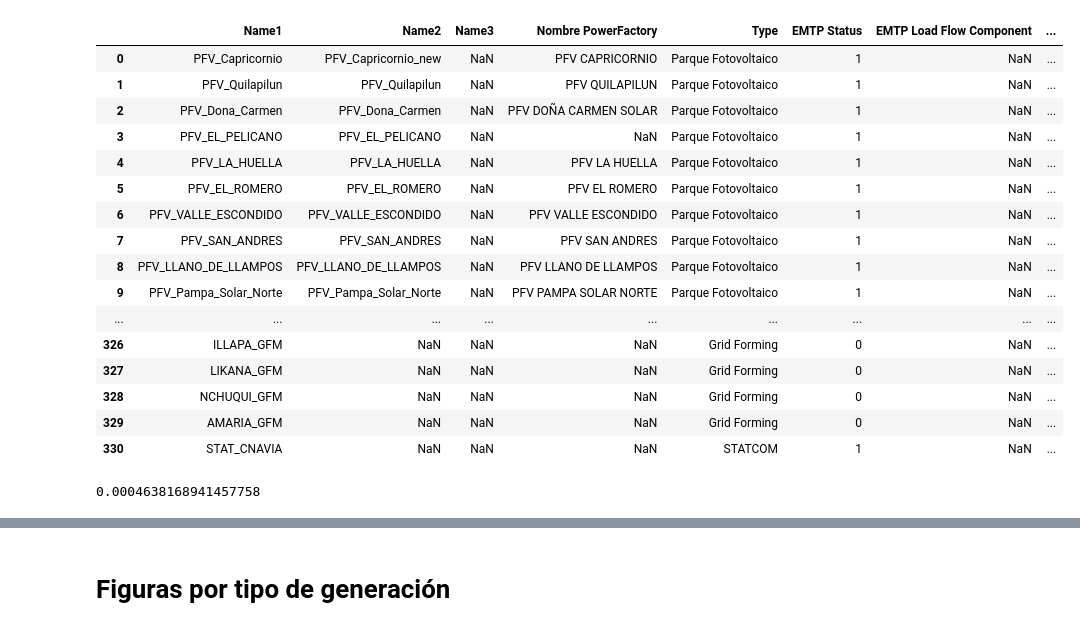
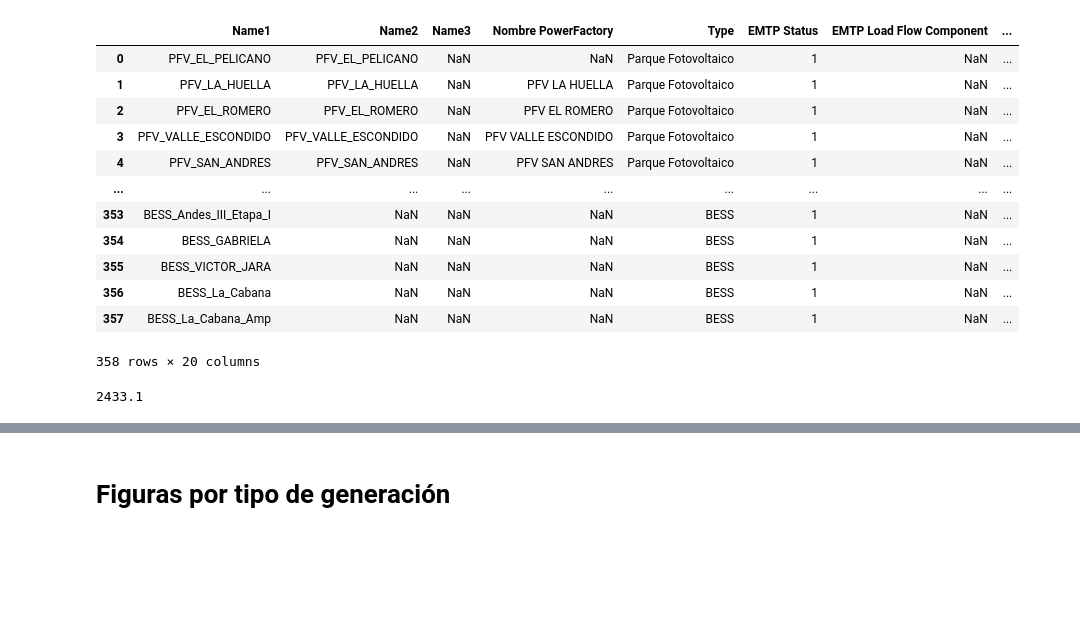
Before and after one commit to fabiMM94/Fabi_Casa_CEN, a Jupyter notebook: Data_Working copy.ipynb, the cells around one changed output, grey strips where cells are left out. Cells and saved outputs as stored; diff of their text form; code cells hidden in the pictures; blank space fills up the shorter version.

```diff
--- a/Data_Working copy.ipynb
+++ b/Data_Working copy.ipynb
@@ -11,35 +12,37 @@ import re
 import seaborn as sns
 import matplotlib.pyplot as plt
 # %%
-ruta = "Resultados/Data_SEN_target.xlsx"
-pd.set_option('display.max_rows', 351)
-Data = pd.read_excel(ruta)
+ruta = "Resultados/Data_SEN_Final_2030Previo.xlsx"
+pd.set_option('display.max_rows', 50)
+Data = pd.read_excel(ruta,sheet_name="Data")
+Data_load = pd.read_excel(ruta,sheet_name="Load")
 Data
 # %% [output]
 |  | Name1 | Name2 | Name3 | Nombre PowerFactory | Type | EMTP Status | EMTP Load Flow Component | ... |
-| 0 | PFV_Capricornio | PFV_Capricornio_new | NaN | PFV CAPRICORNIO | Parque Fotovoltaico | 1 | NaN | ... |
-| 1 | PFV_Quilapilun | PFV_Quilapilun | NaN | PFV QUILAPILUN | Parque Fotovoltaico | 1 | NaN | ... |
-| 2 | PFV_Dona_Carmen | PFV_Dona_Carmen | NaN | PFV DOÑA CARMEN SOLAR | Parque Fotovoltaico | 1 | NaN | ... |
-| 3 | PFV_EL_PELICANO | PFV_EL_PELICANO | NaN | NaN | Parque Fotovoltaico | 1 | NaN | ... |
-| 4 | PFV_LA_HUELLA | PFV_LA_HUELLA | NaN | PFV LA HUELLA | Parque Fotovoltaico | 1 | NaN | ... |
-| 5 | PFV_EL_ROMERO | PFV_EL_ROMERO | NaN | PFV EL ROMERO | Parque Fotovoltaico | 1 | NaN | ... |
-| 6 | PFV_VALLE_ESCONDIDO | PFV_VALLE_ESCONDIDO | NaN | PFV VALLE ESCONDIDO | Parque Fotovoltaico | 1 | NaN | ... |
-| 7 | PFV_SAN_ANDRES | PFV_SAN_ANDRES | NaN | PFV SAN ANDRES | Parque Fotovoltaico | 1 | NaN | ... |
-| 8 | PFV_LLANO_DE_LLAMPOS | PFV_LLANO_DE_LLAMPOS | NaN | PFV LLANO DE LLAMPOS | Parque Fotovoltaico | 1 | NaN | ... |
-| 9 | PFV_Pampa_Solar_Norte | PFV_Pampa_Solar_Norte | NaN | PFV PAMPA SOLAR NORTE | Parque Fotovoltaico | 1 | NaN | ... |
+| 0 | PFV_EL_PELICANO | PFV_EL_PELICANO | NaN | NaN | Parque Fotovoltaico | 1 | NaN | ... |
+| 1 | PFV_LA_HUELLA | PFV_LA_HUELLA | NaN | PFV LA HUELLA | Parque Fotovoltaico | 1 | NaN | ... |
+| 2 | PFV_EL_ROMERO | PFV_EL_ROMERO | NaN | PFV EL ROMERO | Parque Fotovoltaico | 1 | NaN | ... |
+| 3 | PFV_VALLE_ESCONDIDO | PFV_VALLE_ESCONDIDO | NaN | PFV VALLE ESCONDIDO | Parque Fotovoltaico | 1 | NaN | ... |
+| 4 | PFV_SAN_ANDRES | PFV_SAN_ANDRES | NaN | PFV SAN ANDRES | Parque Fotovoltaico | 1 | NaN | ... |
 | ... | ... | ... | ... | ... | ... | ... | ... | ... |
-| 326 | ILLAPA_GFM | NaN | NaN | NaN | Grid Forming | 0 | NaN | ... |
-| 327 | LIKANA_GFM | NaN | NaN | NaN | Grid Forming | 0 | NaN | ... |
-| 328 | NCHUQUI_GFM | NaN | NaN | NaN | Grid Forming | 0 | NaN | ... |
-| 329 | AMARIA_GFM | NaN | NaN | NaN | Grid Forming | 0 | NaN | ... |
-| 330 | STAT_CNAVIA | NaN | NaN | NaN | STATCOM | 1 | NaN | ... |
+| 353 | BESS_Andes_III_Etapa_I | NaN | NaN | NaN | BESS | 1 | NaN | ... |
+| 354 | BESS_GABRIELA | NaN | NaN | NaN | BESS | 1 | NaN | ... |
+| 355 | BESS_VICTOR_JARA | NaN | NaN | NaN | BESS | 1 | NaN | ... |
+| 356 | BESS_La_Cabana | NaN | NaN | NaN | BESS | 1 | NaN | ... |
+| 357 | BESS_La_Cabana_Amp | NaN | NaN | NaN | BESS | 1 | NaN | ... |
+358 rows × 20 columns
 # %%
+# aqui separo la data por tipo de generación y que este activadas
 Data_PV = Data[(Data['Type'] == 'Parque Fotovoltaico') & (Data['EMTP Status'] == 1)]
 Data_WP = Data[(Data['Type'] == 'Parque Eólico') & (Data['EMTP Status'] == 1)]
 Data_SG = Data[(Data['Type'] == 'Generador Sincrónico') & (Data['EMTP Status'] == 1)]
 Data_GFM = Data[(Data['Type'] == 'Grid Forming') & (Data['EMTP Status'] == 1)]
 Data_PMGD = Data[(Data['Type'] == 'PMGD') & (Data['EMTP Status'] == 1)]
+Data_BESS = Data[(Data['Type'] == 'BESS') & (Data['EMTP Status'] == 1)]
 
+##---------- arreglo sincronico
+Data_SG.loc[Data_SG['Name1'] == 'Cochrane_U2', 'Página PowerFactory'] = '00-Norte Grande'
+#------------------------------------------------------------
 
 SUMA_PV_P = Data_PV['P_set [MW]'].sum()
 SUMA_WP_P = Data_WP['P_set [MW]'].sum()
@@ -47,16 +50,17 @@ SUMA_SG_P = Data_SG['P_set [MW]'].sum()
 SUMA_GFM_P = Data_GFM['P_set [MW]'].sum()
 SUMA_PMGD_P = Data_PMGD['P_set [MW]'].sum()
 
-Total = SUMA_PV_P + SUMA_WP_P+ SUMA_SG_P+ SUMA_GFM_P + SUMA_PMGD_P
+
+Total = SUMA_PV_P + SUMA_WP_P+ SUMA_SG_P + SUMA_PMGD_P #+ SUMA_GFM_
 SUMA_GFL_P = SUMA_PV_P+SUMA_WP_P+SUMA_PMGD_P
 
 
-pPV= float(100*SUMA_PV_P/Total)
-pWP= float(100*SUMA_WP_P/Total)
-pSG= float(100*SUMA_SG_P/Total)
-pGFM= float(100*SUMA_GFM_P/Total)
-pPMGD= float(100*SUMA_PMGD_P/Total)
-
-print(float(pPMGD))
+pPV= round(float(100*SUMA_PV_P/Total),1)
+pWP= round(float(100*SUMA_WP_P/Total),1)
+pSG= round(float(100*SUMA_SG_P/Total),1)
+pGFM= round(float(100*SUMA_GFM_P/Total),1)
+pPMGD=round( float(100*SUMA_PMGD_P/Total),1)
+pGFL= round(float(100*SUMA_GFL_P/Total),1)
+SUMA_SG_P
 # %% [output]
-0.0004638168941457758
+2433.1
```
Also changed, not shown: parts of 25 cells of this notebook, 35 other files.
